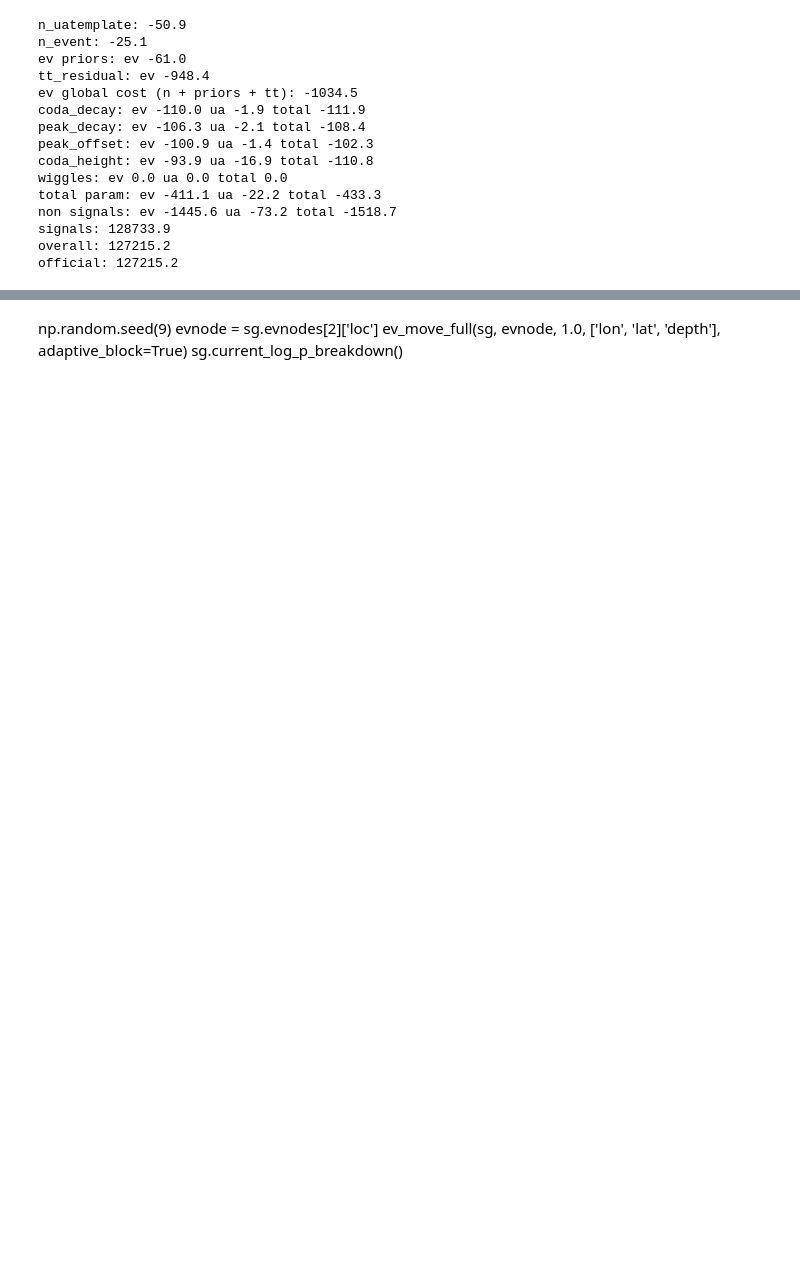
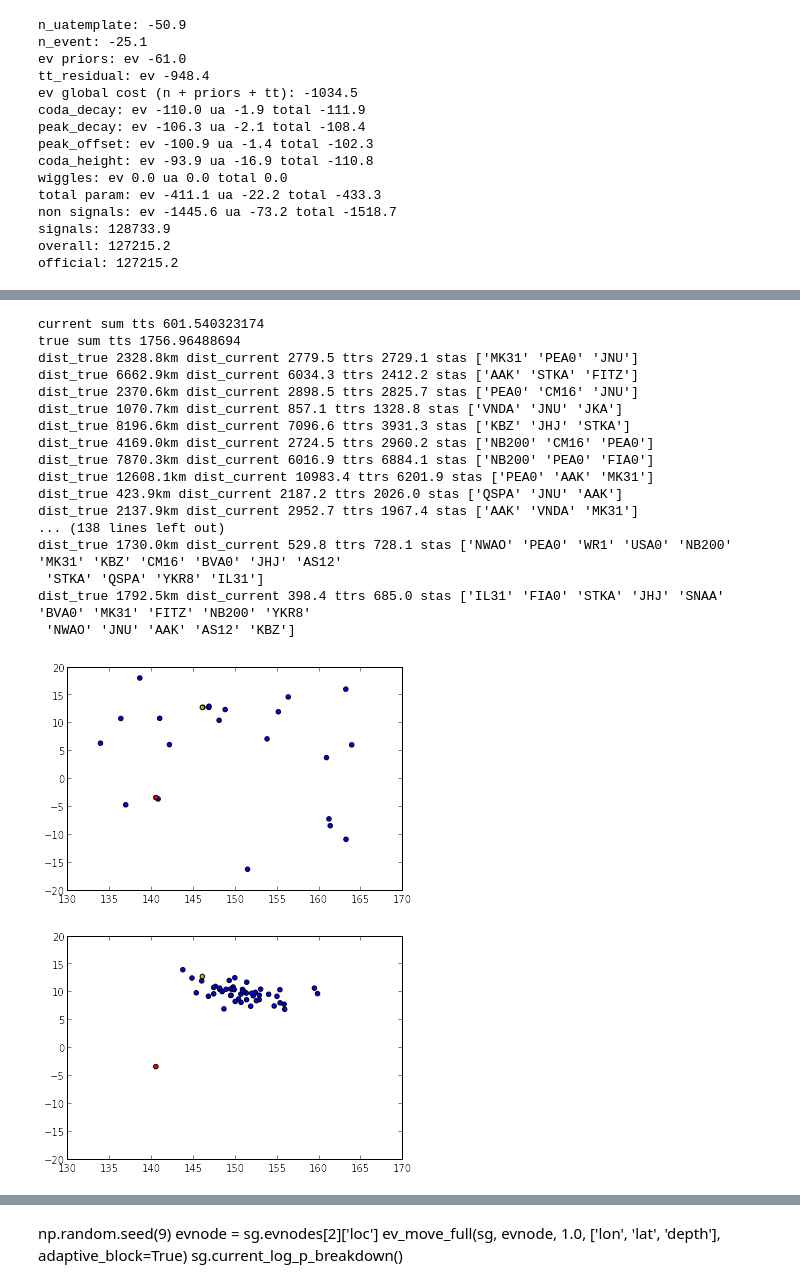
Before and after one commit to davmre/sigvisa, a Jupyter notebook: notebooks/adaptive blocking evmove.ipynb, the cells around one changed output, grey strips where cells are left out. Cells and saved outputs as stored; diff of their text form; code cells hidden in the pictures; blank space fills up the shorter version.

```diff
--- a/notebooks/adaptive blocking evmove.ipynb
+++ b/notebooks/adaptive blocking evmove.ipynb
@@ -67,0 +77,40 @@ official: 127215.2
+# %%
+
+def get_atime(eid, sta, phase):
+    n = get_parent_value(eid=eid, sta=sta, phase=phase, param_name='arrival_time', chan=None, band=None,
+                         parent_values=sg.nodes_by_key, return_key=False)
+    return n.get_value()
+
+def dump_ttrs(sg, eid):
+    stas = sorted(sg.station_waves.keys())
+    targets = []
+    for sta in sorted(stas):
+        phases = sg.ev_arriving_phases(eid, sta)
+        for phase in phases:
+            targets.append((sta, phase))
+
+    atimes = np.array([get_atime(eid, sta, phase) for (sta, phase) in targets])
+
+    init_ev = sg.get_event(eid)
+    #init_ev.depth = 650
+    base_time = init_ev.time
+
+    scaling = np.array((5.0, 5.0, 0.2, 1.0))
+    p0 = np.array((init_ev.lon, init_ev.lat, init_ev.depth, init_ev.time))
+
+    pred_tts = np.array([tt_predict(init_ev, sta, phase) for (sta, phase) in targets])
+
+    residuals = atimes-init_ev.time - pred_tts
+    print zip(stas, residuals)
+
+    idx=5
+    print "ev", init_ev
+    print "FITZ ev time %f ttime %f pred_atime %f atime %f residual %f" \
+        % (init_ev.time, pred_tts[idx], pred_tts[idx]+ init_ev.time, atimes[idx], atimes[idx]-pred_tts[idx]- init_ev.time)
+
+    return np.abs(residuals)
+
+r11 = dump_ttrs(sg, 1)
+print
+print
+r13 = dump_ttrs(sg, 3)
@@ -67,0 +183,23 @@ official: 127215.2
+# %%
+proposal_dist(n_stations=3, eid=1)
+proposal_dist(n_stations=15, eid=1)
+# %% [output]
+current sum tts 601.540323174
+true sum tts 1756.96488694
+dist_true 2328.8km dist_current 2779.5 ttrs 2729.1 stas ['MK31' 'PEA0' 'JNU']
+dist_true 6662.9km dist_current 6034.3 ttrs 2412.2 stas ['AAK' 'STKA' 'FITZ']
+dist_true 2370.6km dist_current 2898.5 ttrs 2825.7 stas ['PEA0' 'CM16' 'JNU']
+dist_true 1070.7km dist_current 857.1 ttrs 1328.8 stas ['VNDA' 'JNU' 'JKA']
+dist_true 8196.6km dist_current 7096.6 ttrs 3931.3 stas ['KBZ' 'JHJ' 'STKA']
+dist_true 4169.0km dist_current 2724.5 ttrs 2960.2 stas ['NB200' 'CM16' 'PEA0']
+dist_true 7870.3km dist_current 6016.9 ttrs 6884.1 stas ['NB200' 'PEA0' 'FIA0']
+dist_true 12608.1km dist_current 10983.4 ttrs 6201.9 stas ['PEA0' 'AAK' 'MK31']
+dist_true 423.9km dist_current 2187.2 ttrs 2026.0 stas ['QSPA' 'JNU' 'AAK']
+dist_true 2137.9km dist_current 2952.7 ttrs 1967.4 stas ['AAK' 'VNDA' 'MK31']
+... (138 lines left out)
+dist_true 1730.0km dist_current 529.8 ttrs 728.1 stas ['NWAO' 'PEA0' 'WR1' 'USA0' 'NB200' 'MK31' 'KBZ' 'CM16' 'BVA0' 'JHJ' 'AS12'
+ 'STKA' 'QSPA' 'YKR8' 'IL31']
+dist_true 1792.5km dist_current 398.4 ttrs 685.0 stas ['IL31' 'FIA0' 'STKA' 'JHJ' 'SNAA' 'BVA0' 'MK31' 'FITZ' 'NB200' 'YKR8'
+ 'NWAO' 'JNU' 'AAK' 'AS12' 'KBZ']
+[figure, added]
+[figure, added]
```
Also changed, not shown: parts of 12 cells of this notebook, 14 other files.
